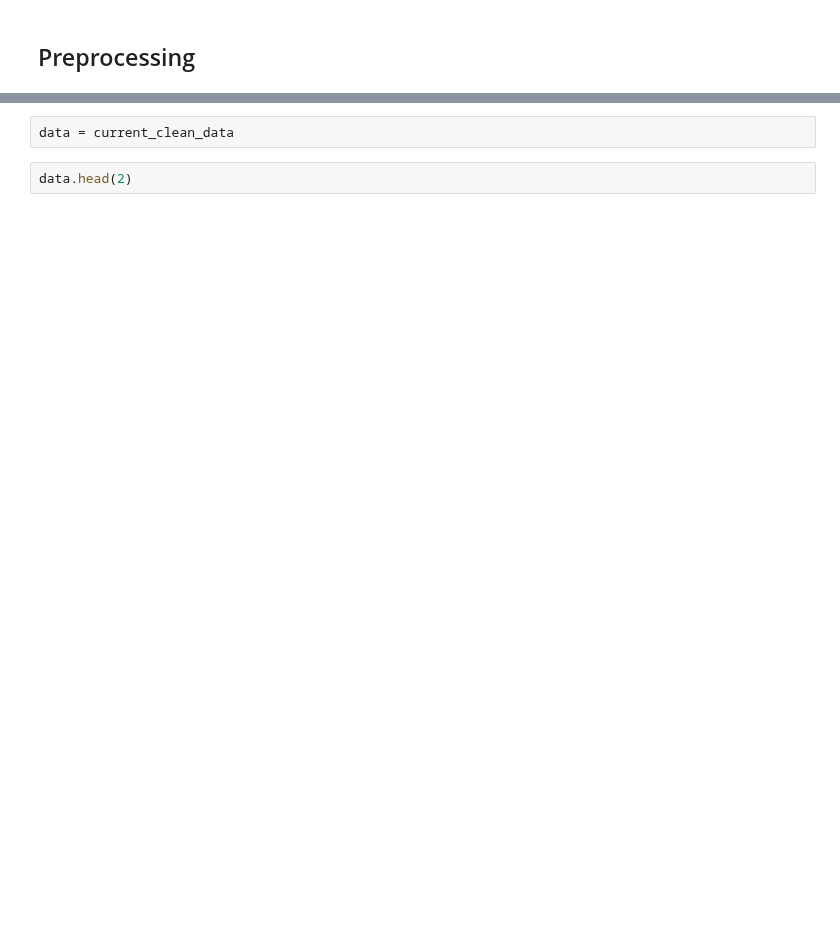
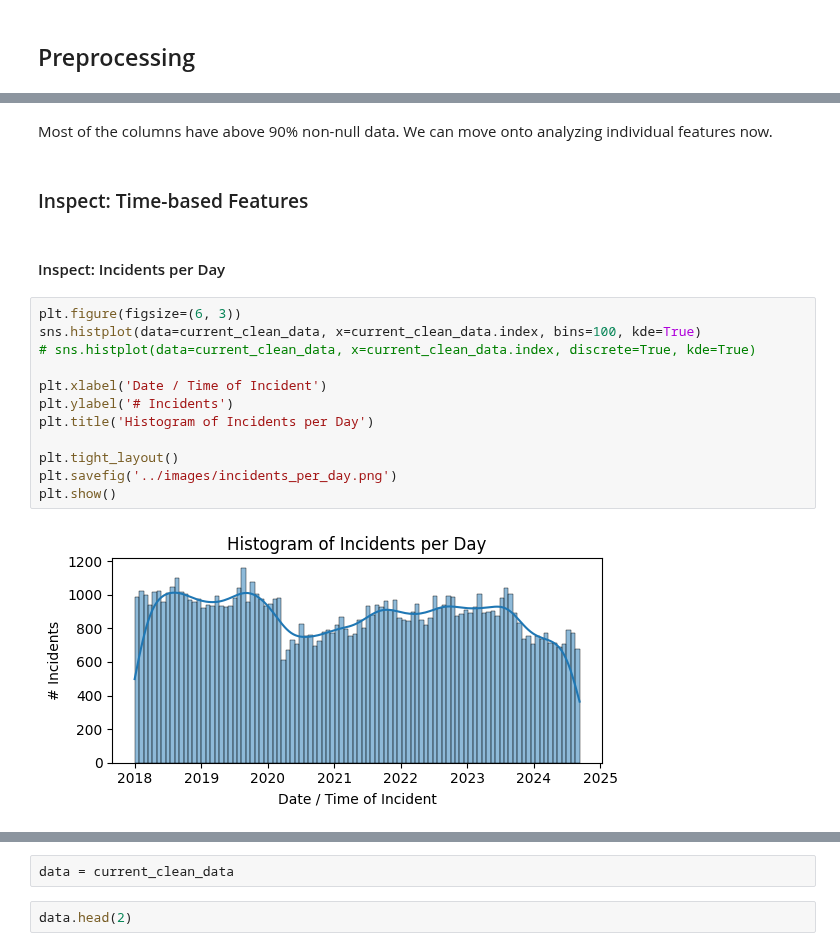
Before and after one commit to fazeelgm/UCB_ML_AI_Capstone, a Jupyter notebook: notebooks/ExploratoryDataAnalysis.ipynb, the cells around one changed output, grey strips where cells are left out. Saved outputs shown, nothing was run; the diff lists cells and outputs as text; blank space fills up the shorter version.

```diff
--- a/notebooks/ExploratoryDataAnalysis.ipynb
+++ b/notebooks/ExploratoryDataAnalysis.ipynb
@@ -197,0 +327,20 @@ Index(['incident_datetime', 'incident_date', 'incident_time', 'incident_year',
+# %% [markdown]
+Most of the columns have above 90% non-null data. We can move onto analyzing individual features now.
+# %% [markdown]
+### Inspect: Time-based Features
+# %% [markdown]
+#### Inspect: Incidents per Day
+# %%
+plt.figure(figsize=(6, 3))
+sns.histplot(data=current_clean_data, x=current_clean_data.index, bins=100, kde=True)
+# sns.histplot(data=current_clean_data, x=current_clean_data.index, discrete=True, kde=True)
+
+plt.xlabel('Date / Time of Incident')
+plt.ylabel('# Incidents')
+plt.title('Histogram of Incidents per Day')
+
+plt.tight_layout()
+plt.savefig('../images/incidents_per_day.png')
+plt.show()
+# %% [output]
+[figure, added]
```
Also changed, not shown: parts of 33 cells of this notebook, 1 other file.
